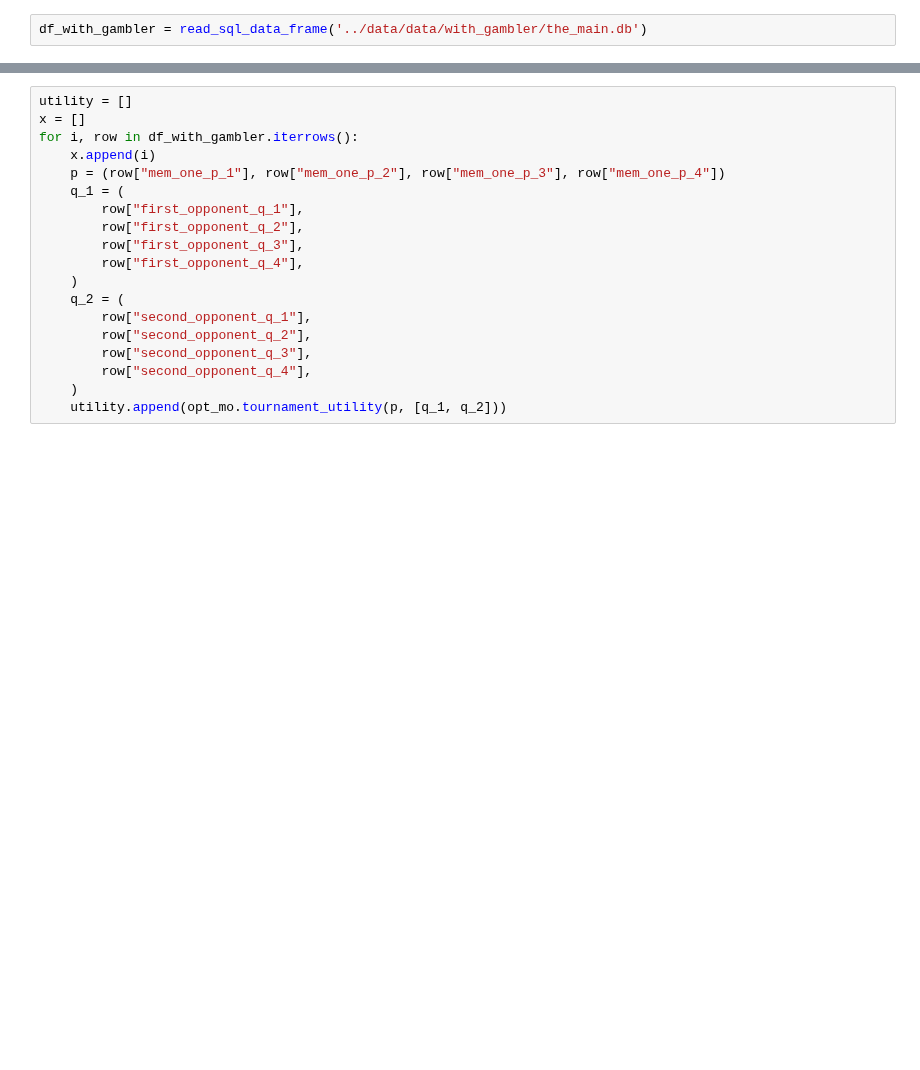
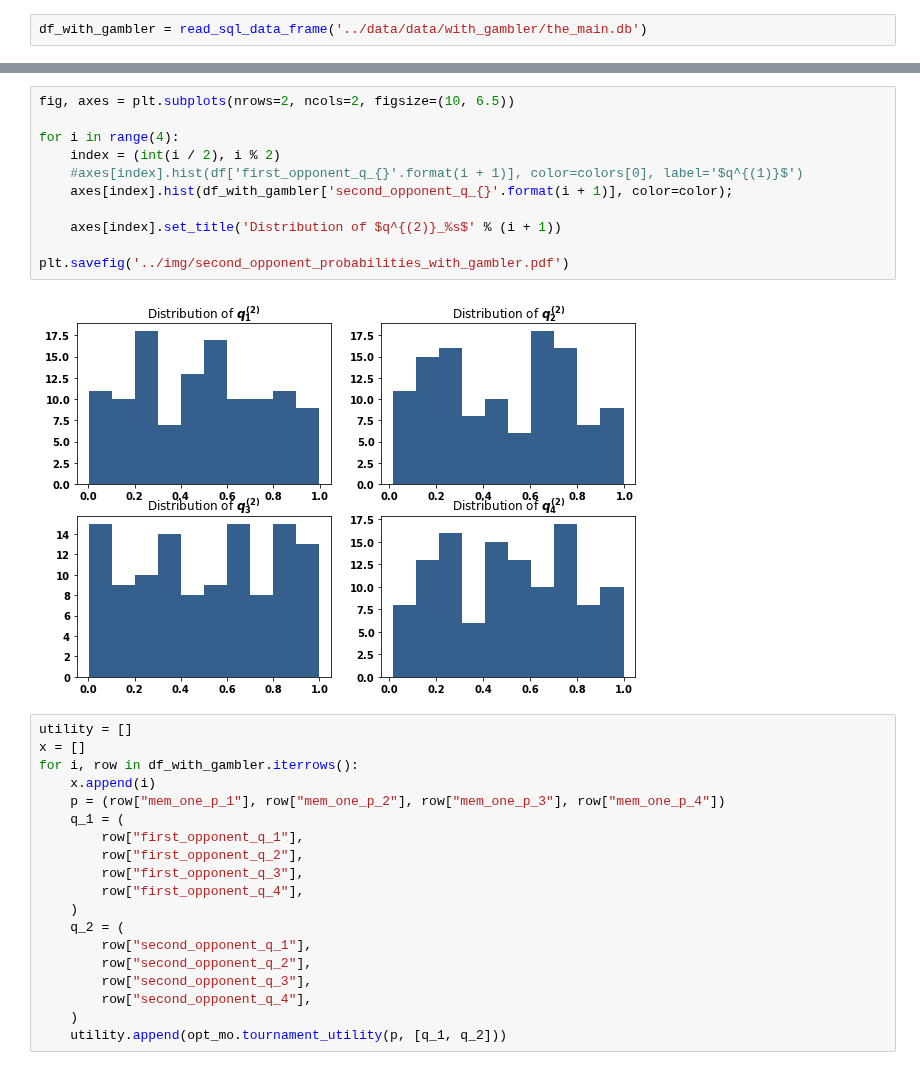
Before and after one commit to Nikoleta-v3/Memory-size-in-the-prisoners-dilemma, a Jupyter notebook: nbs/3. Numerical experiments.ipynb, the cells around one changed output, grey strips where cells are left out. Drawn from its saved outputs; the diff is of its cells as text; blank space fills up the shorter version.

```diff
--- a/nbs/3. Numerical experiments.ipynb
+++ b/nbs/3. Numerical experiments.ipynb
@@ -298,3 +323,16 @@ df_with_gambler = read_sql_data_frame('../data/data/with_gambler/the_main.db')
+# %%
+fig, axes = plt.subplots(nrows=2, ncols=2, figsize=(10, 6.5))
+
+for i in range(4):
+    index = (int(i / 2), i % 2)
+    #axes[index].hist(df['first_opponent_q_{}'.format(i + 1)], color=colors[0], label='$q^{(1)}$')
+    axes[index].hist(df_with_gambler['second_opponent_q_{}'.format(i + 1)], color=color);
+
+    axes[index].set_title('Distribution of $q^{(2)}_%s$' % (i + 1))
+
+plt.savefig('../img/second_opponent_probabilities_with_gambler.pdf')
+# %% [output]
+[figure, added]
 # %%
 utility = []
 x = []
```
Also changed, not shown: parts of 3 cells of this notebook, 2 other files.
